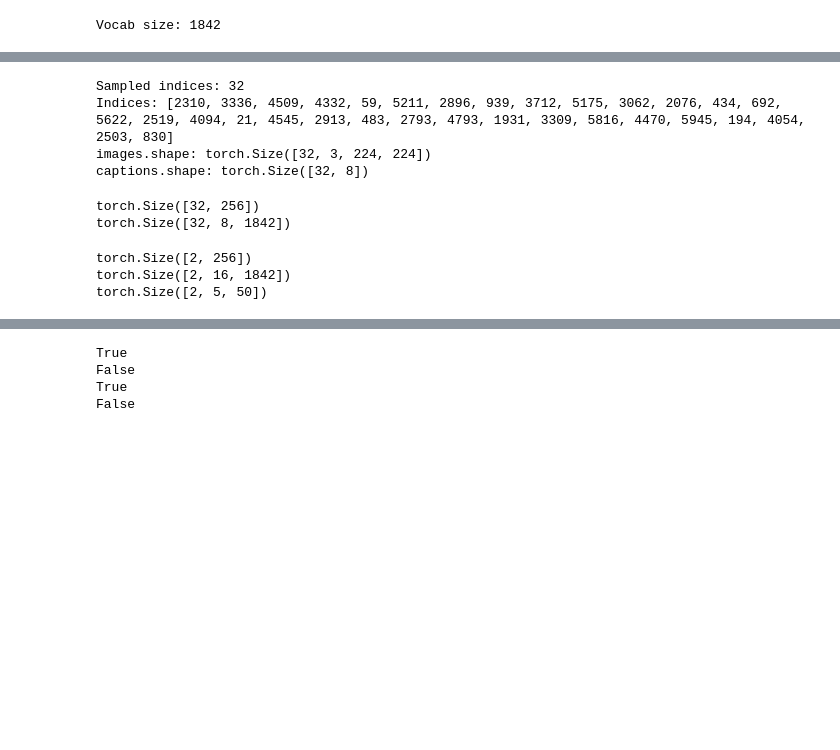
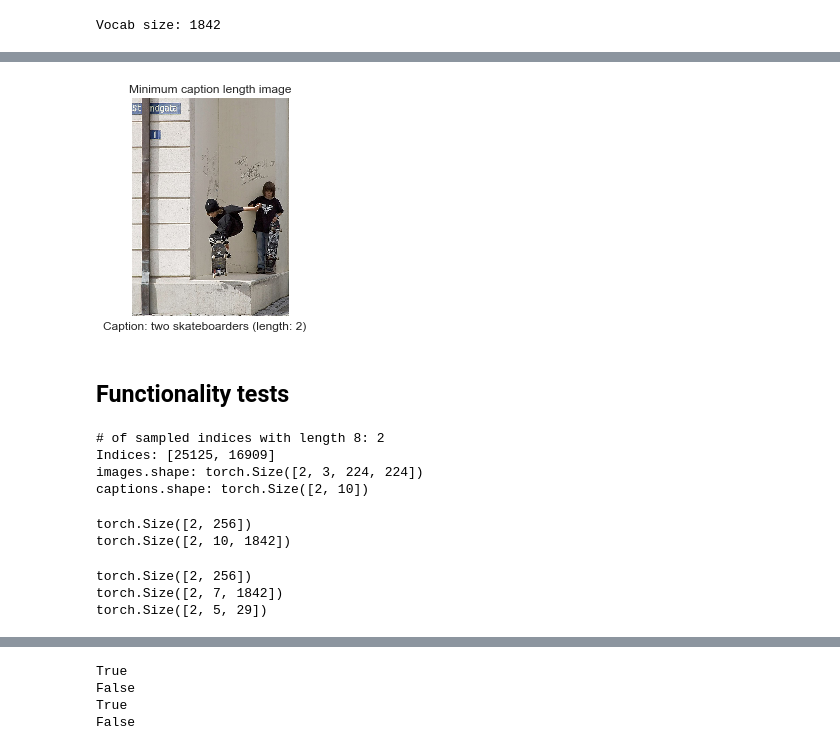
Before and after one commit to nhabbash/autocaption, a Jupyter notebook: testing.ipynb, the cells around one changed output, grey strips where cells are left out. Cells and saved outputs as stored; diff of their text form; code cells hidden in the pictures; blank space fills up the shorter version.

```diff
--- a/testing.ipynb
+++ b/testing.ipynb
@@ -41,3 +75,16 @@ Min length 1
+# %%
+image, caption = loader.dataset.get_raw_item(lengths.index(min(lengths)))
+caption = "Caption: {} (length: {})".format(caption, min(lengths))
+sns.set(style="white")
+plt.axis('off')
+plt.imshow(np.squeeze(image))
+plt.title('Minimum caption length image')
+plt.figtext(0.5, 0.08, "\n".join(wrap(caption)), ha='center', wrap=True, fontsize=12)
+plt.show()
+# %% [output]
+[figure, added]
+# %% [markdown]
+## Functionality tests
 # %%
 #
 # Same-length indices sampler test
@@ -45,25 +92,28 @@ Min length 1
 
 import torch.utils.data as data
 
-# Randomly sample a caption length, and sample indices with that length.
-indices = train_loader.dataset.get_indices()
-print('Sampled indices: {}'.format(len(indices)))
+# Randomly sample a caption length and
+# sample indices of captions with that length
+indices, length = loader.dataset.get_indices(True)
+print('# of sampled indices with length {}: {}'.format(length, len(indices)))
 print('Indices: {}'.format(indices))
-# Create and assign a batch sampler to retrieve a batch with the sampled indices.
+
+# Batch sampler
 sampler = data.sampler.SubsetRandomSampler(indices=indices)
-train_loader.batch_sampler.sampler = sampler
+loader.batch_sampler.sampler = sampler
 
 # Obtain  batch
-iter_loader = iter(train_loader)
+iter_loader = iter(loader)
 images, captions = next(iter_loader)
 
 print('images.shape:', images.shape)
+# The length of the captions is +2 for the <start> and <end> tokens
 print('captions.shape:', captions.shape)
 # %% [output]
-Sampled indices: 32
-Indices: [2310, 3336, 4509, 4332, 59, 5211, 2896, 939, 3712, 5175, 3062, 2076, 434, 692, 5622, 2519, 4094, 21, 4545, 2913, 483, 2793, 4793, 1931, 3309, 5816, 4470, 5945, 194, 4054, 2503, 830]
-images.shape: torch.Size([32, 3, 224, 224])
-captions.shape: torch.Size([32, 8])
+# of sampled indices with length 8: 2
+Indices: [25125, 16909]
+images.shape: torch.Size([2, 3, 224, 224])
+captions.shape: torch.Size([2, 10])
 # %%
 #
 # Encoder and Decoder forward pass test
@@ -75,7 +125,7 @@ embed_size = 256
 encoder = Encoder(embed_size)
 
 hidden_size = 512
-vocab_size = len(train_loader.dataset.vocab)
+vocab_size = len(loader.dataset.vocab)
 decoder = Decoder(embed_size, hidden_size, vocab_size)
 
 if batch_size == 1:
@@ -96,8 +146,8 @@ print(features.shape)
 # Outputs shape should be (batch_size, captions.shape[1], vocab_size)
 print(outputs.shape)
 # %% [output]
-torch.Size([32, 256])
-torch.Size([32, 8, 1842])
+torch.Size([2, 256])
+torch.Size([2, 10, 1842])
 # %%
 #
 # Encoder and Decoder backward pass test
@@ -125,7 +176,7 @@ embed_size = 256
 encoder = Encoder(embed_size)
 
 hidden_size = 512
-vocab_size = len(train_loader.dataset.vocab)
+vocab_size = len(loader.dataset.vocab)
 decoder = Decoder(embed_size, hidden_size, vocab_size)
 
 encoder.eval()
@@ -162,5 +213,5 @@ print(outputs.shape)
 print(all_caps.shape)
 # %% [output]
 torch.Size([2, 256])
-torch.Size([2, 16, 1842])
-torch.Size([2, 5, 50])
+torch.Size([2, 7, 1842])
+torch.Size([2, 5, 29])
```
Also changed, not shown: parts of 12 cells of this notebook, 4 other files.
